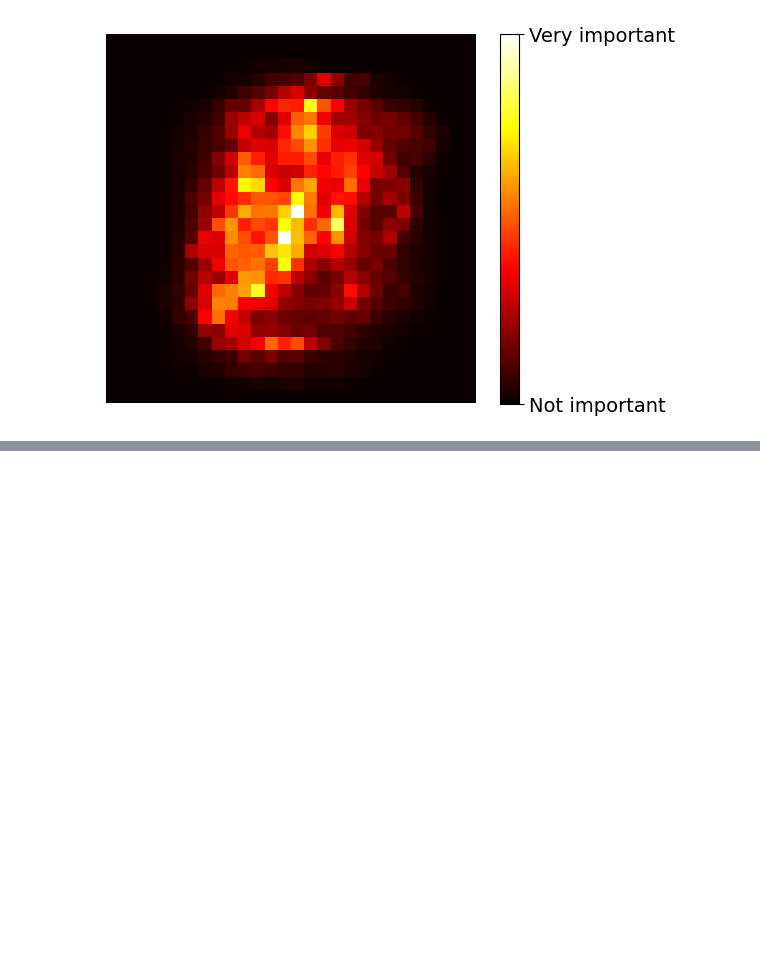
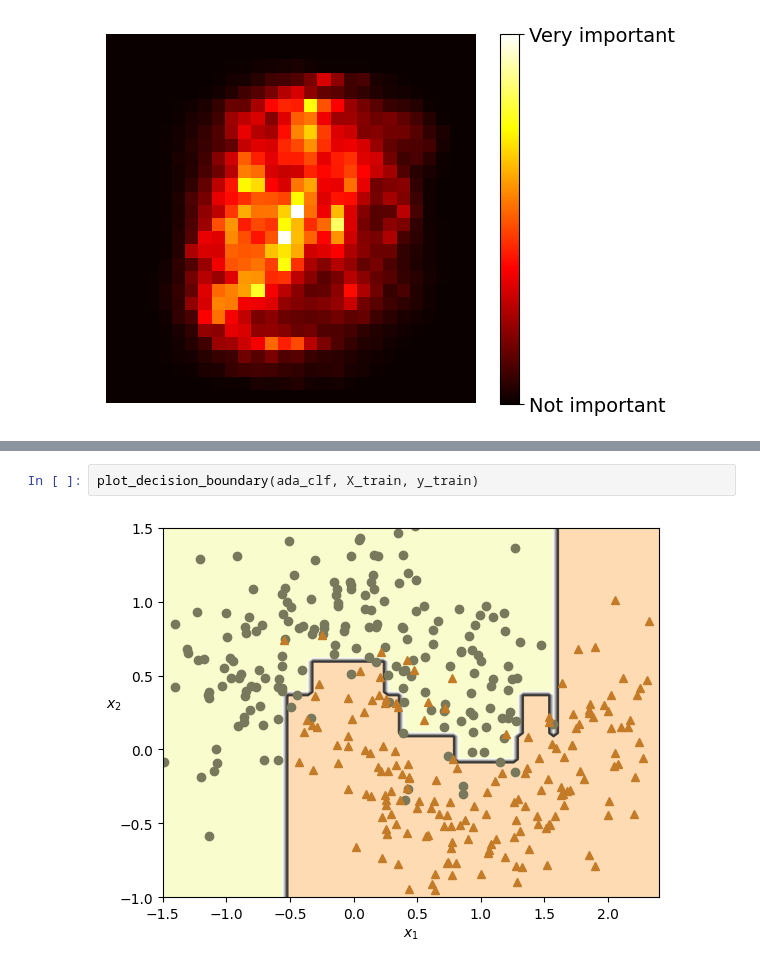
Before and after one commit to KimHyoJun99/AI, a Jupyter notebook: Hands-on ML/07_EnsembleRandomForest.ipynb, the cells around one changed output, grey strips where cells are left out. Drawn from its saved outputs; the diff is of its cells as text; blank space fills up the shorter version.

```diff
--- a/Hands-on ML/07_EnsembleRandomForest.ipynb
+++ b/Hands-on ML/07_EnsembleRandomForest.ipynb
@@ -342,0 +416,4 @@ plt.show()
+# %%
+plot_decision_boundary(ada_clf, X_train, y_train)
+# %% [output]
+[figure, added]
```
Also changed, not shown: parts of 22 cells of this notebook.
